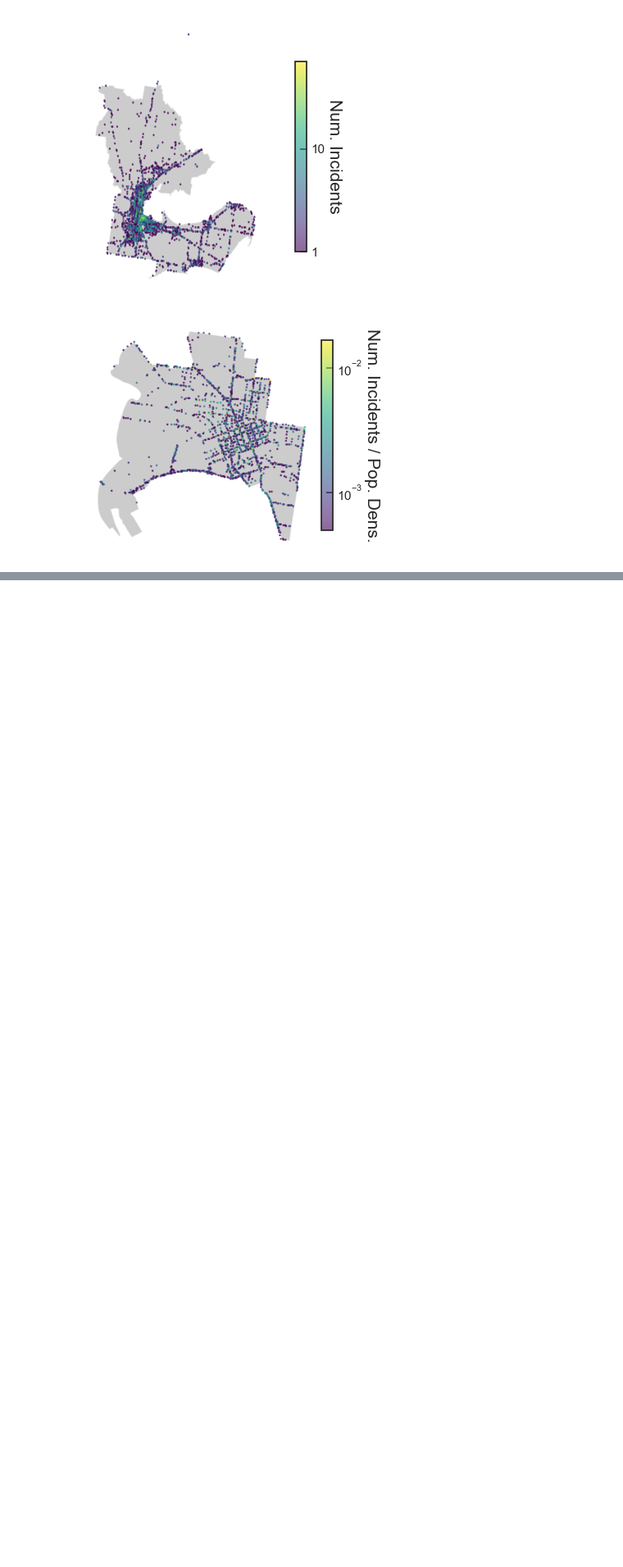
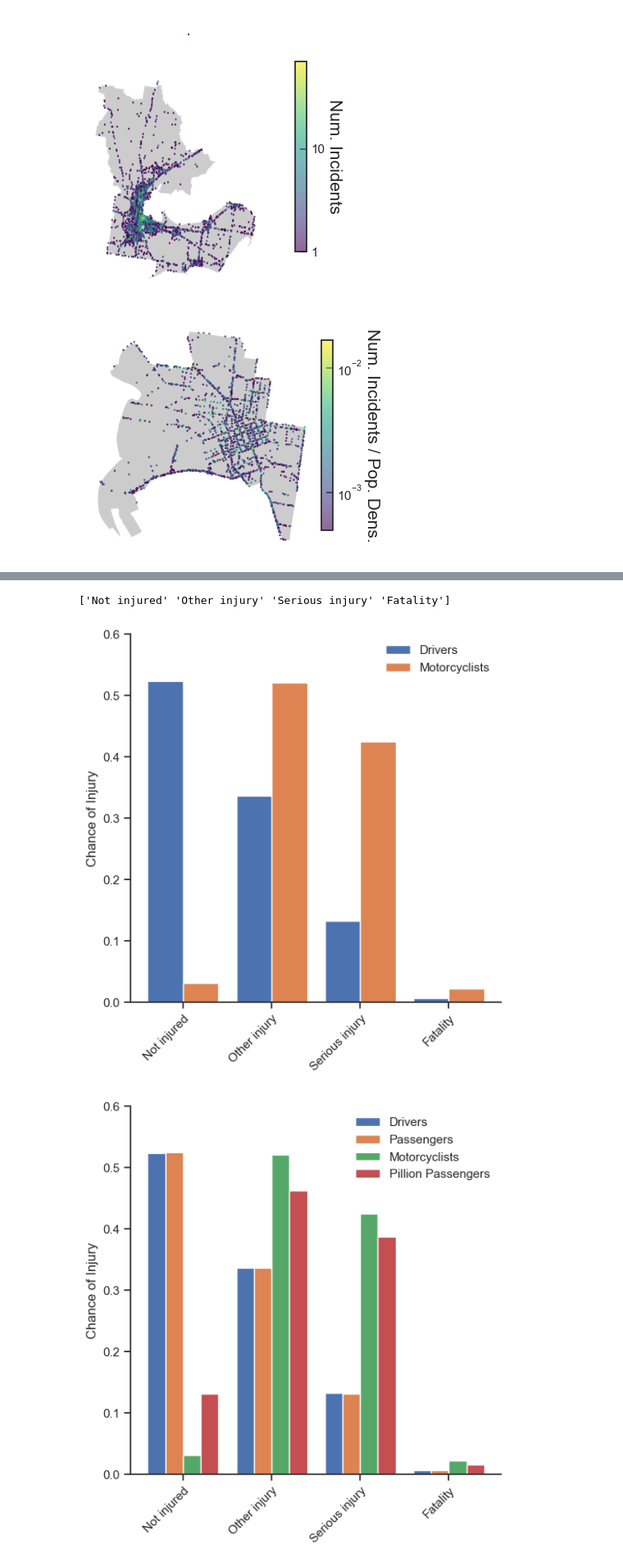
Before and after one commit to renkeven/Crash-Stats, a Jupyter notebook: Vic-Crash-Data-Analysis.ipynb, the cells around one changed output, grey strips where cells are left out. Shown: that part at 82% size. Drawn from its saved outputs; the diff is of its cells as text; code cells hidden in the pictures; blank space fills up the shorter version.

```diff
--- a/Vic-Crash-Data-Analysis.ipynb
+++ b/Vic-Crash-Data-Analysis.ipynb
@@ -885,0 +688,58 @@ pd.read_csv(CFG.acc_csv, nrows=5000)
+# %%
+"""accidents grouped by vehicle"""
+
+drivers_query = ['Drivers', 'Motorcyclists']
+passenger_comp_query = ['Drivers', 'Passengers', 'Motorcyclists', 'Pillion Passengers']
+
+def comp_bar_chart(df, query, norm=None, group=None):
+    fig = plt.figure(figsize=(6,6))
+    ax1 = fig.add_subplot(111)
+
+    x_space = np.arange(4)
+
+    df_ = (df.query(f"`Road User Type Desc` == @query")
+        .groupby(['Road User Type Desc', 'Inj Level Desc']).size()
+        .to_frame().reset_index())
+
+    df_['Inj Level Desc'] = pd.Categorical(df_['Inj Level Desc'], categories=CFG.inj_order, ordered=True)
+    df_ = df_.sort_values(by=['Road User Type Desc','Inj Level Desc'], ignore_index=True)
+
+    if group:
+        query_ = [['Drivers', 'Passengers'], ['Motorcyclists', 'Pillion Passengers']]
+    else:
+        query_ = query
+
+    bar_width = 0.8/len(query_)
+
+    for idx, sub_q in enumerate(query_):
+        if group:
+            y_df = df_.query("`Road User Type Desc` == @sub_q").groupby(['Inj Level Desc']).sum().reset_index().iloc[:,-1]
+        else:
+            y_df = df_.query("`Road User Type Desc` == @sub_q").iloc[:,-1]
+        if norm:
+            y_norm = y_df.sum()
+        else:
+            y_norm = 1
+
+        ax1.bar(x_space+idx*bar_width, (y_df/y_norm).to_numpy(), width=bar_width, label=f'{query_[idx]}')
+
+    ax1.legend(framealpha=0.)
+    ax1.set_xticks(x_space + (len(query_)-1) * bar_width/2)
+    ax1.set_xticklabels(CFG.inj_order, rotation=45, ha='right', rotation_mode='anchor')
+
+    ax1.set_ylim(ymax=0.6)
+    ax1.set_ylabel(f'Chance of Injury')
+
+    plt.show()
+
+    return
+
+print(merged_eda_df['Inj Level Desc'].unique())
+
+comp_bar_chart(merged_eda_df, drivers_query, norm=True)
+comp_bar_chart(merged_eda_df, passenger_comp_query, norm=True)
+comp_bar_chart(merged_eda_df, passenger_comp_query, norm=True, group=True)
+# %% [output]
+['Not injured' 'Other injury' 'Serious injury' 'Fatality']
+[figure, added]
+[figure, added]
```
Also changed, not shown: parts of 49 cells of this notebook, 1 other file.
